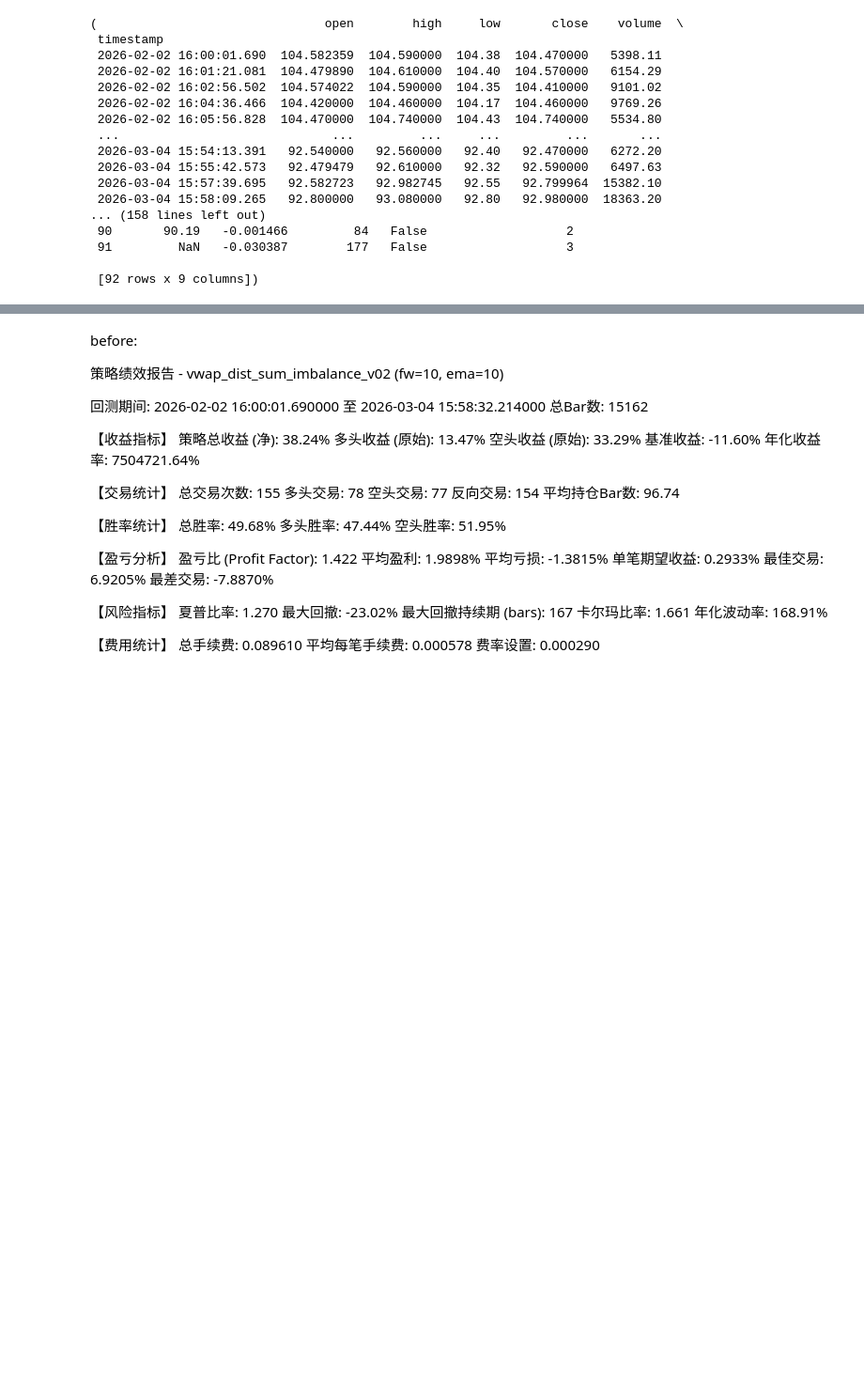
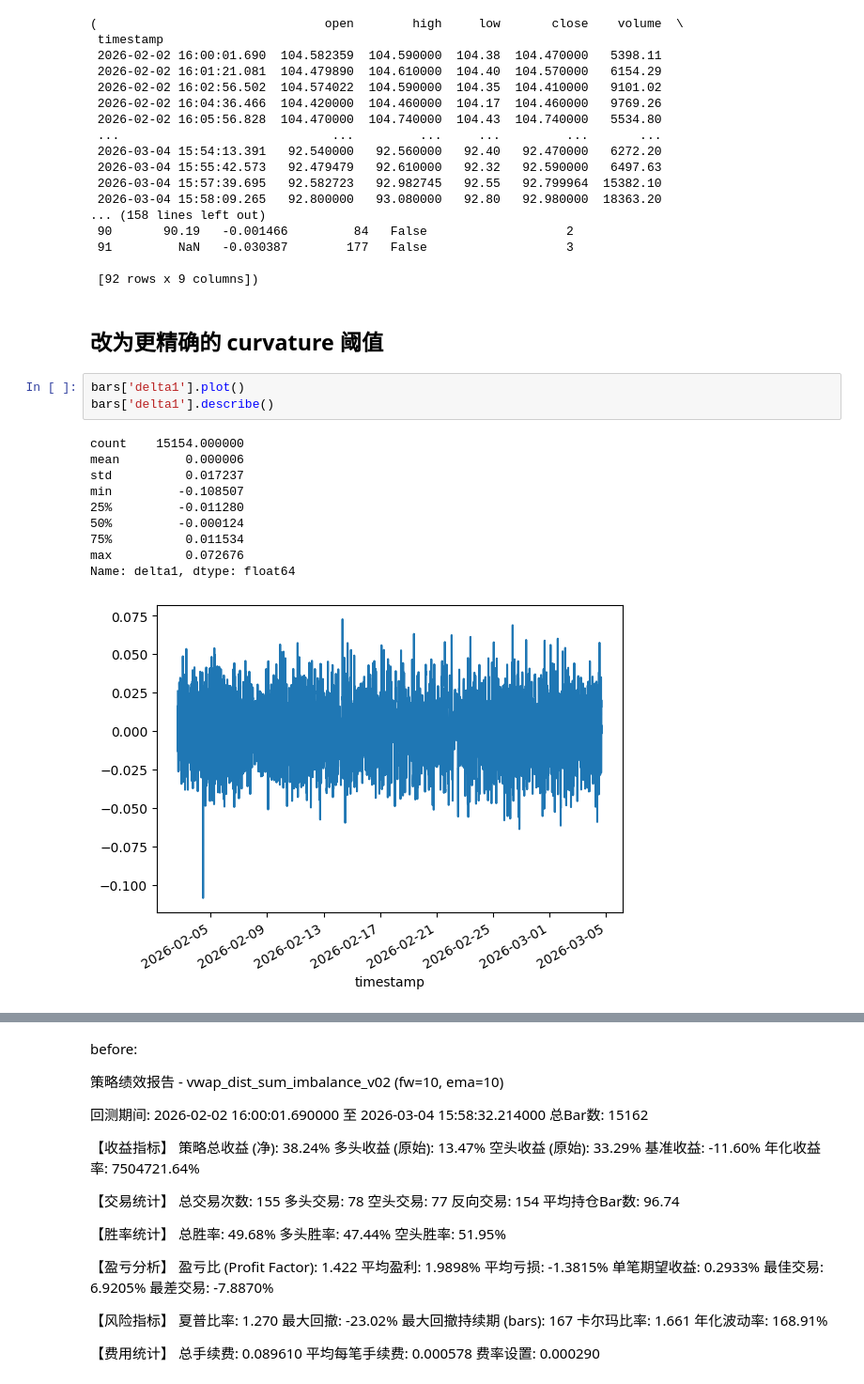
Before and after one commit to vincent-wat04/crypto_cta, a Jupyter notebook: notebooks/signal_scan_res_analysis.ipynb, the cells around one changed output, grey strips where cells are left out. Shown at 94% size. Saved outputs shown, nothing was run; the diff lists cells and outputs as text; blank space fills up the shorter version.

```diff
--- a/notebooks/signal_scan_res_analysis.ipynb
+++ b/notebooks/signal_scan_res_analysis.ipynb
@@ -3639,3 +3639,19 @@ vwap_dist_sum_v41_strategy_enhanced(bars, 8, 10, 10, 10)
  91         NaN   -0.030387        177   False                   3
 
  [92 rows x 9 columns])
+# %% [markdown]
+## 改为更精确的 curvature 阈值
+# %%
+bars['delta1'].plot()
+bars['delta1'].describe()
+# %% [output]
+count    15154.000000
+mean         0.000006
+std          0.017237
+min         -0.108507
+25%         -0.011280
+50%         -0.000124
+75%          0.011534
+max          0.072676
+Name: delta1, dtype: float64
+[figure, added]
```
Also changed, not shown: parts of 21 cells of this notebook, 2 other files.
